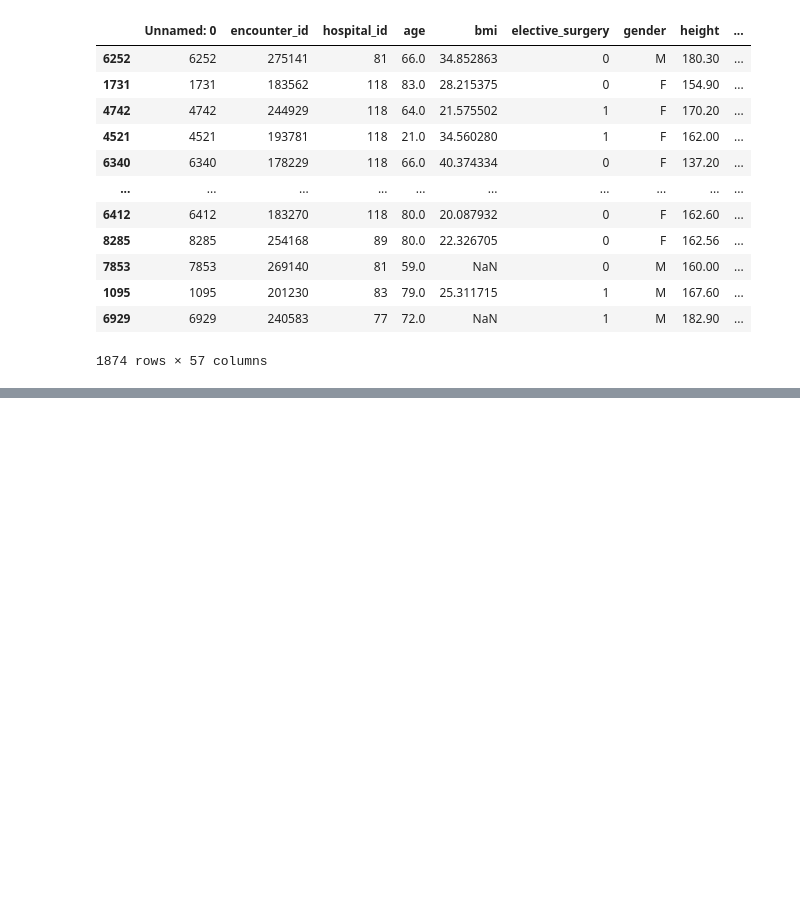
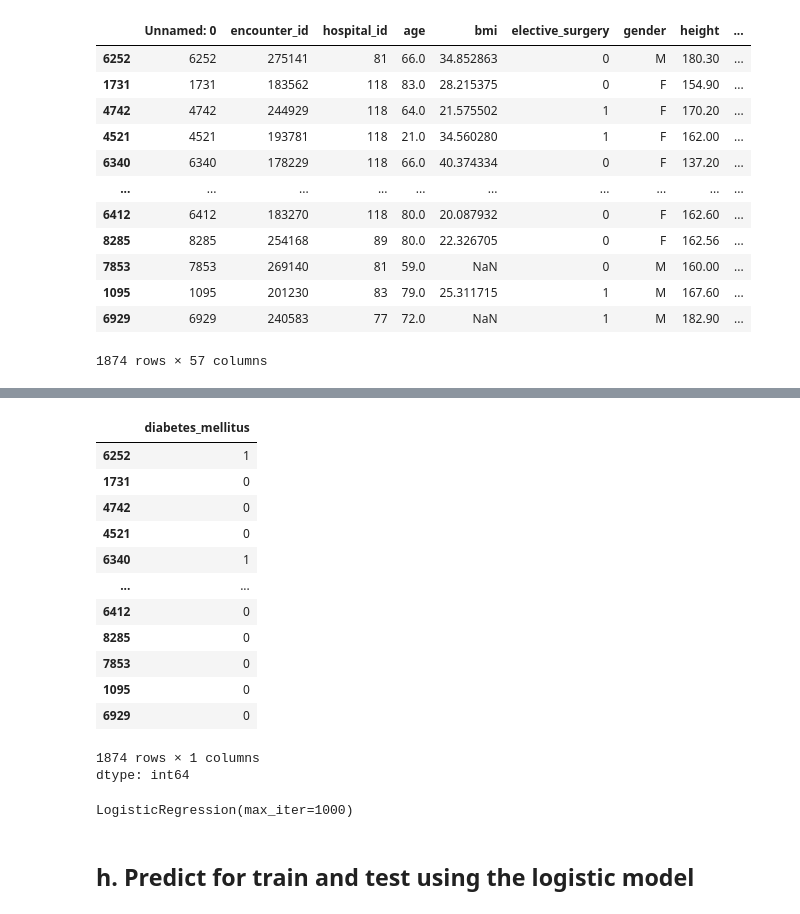
Before and after one commit to ElvisCasco/hw4, a Jupyter notebook: ejercicio0.ipynb, the cells around one changed output, grey strips where cells are left out. Saved outputs shown, nothing was run; the diff lists cells and outputs as text; code cells hidden in the pictures; blank space fills up the shorter version.

```diff
--- a/ejercicio0.ipynb
+++ b/ejercicio0.ipynb
@@ -212,0 +336,23 @@ test
+# %%
+y_test
+# %% [output]
+|  | diabetes_mellitus |
+| 6252 | 1 |
+| 1731 | 0 |
+| 4742 | 0 |
+| 4521 | 0 |
+| 6340 | 1 |
+| ... | ... |
+| 6412 | 0 |
+| 8285 | 0 |
+| 7853 | 0 |
+| 1095 | 0 |
+| 6929 | 0 |
+1874 rows × 1 columns
+dtype: int64
+# %%
+model
+# %% [output]
+LogisticRegression(max_iter=1000)
+# %% [markdown]
+## h. Predict for train and test using the logistic model
```
Also changed, not shown: parts of 30 cells of this notebook.
